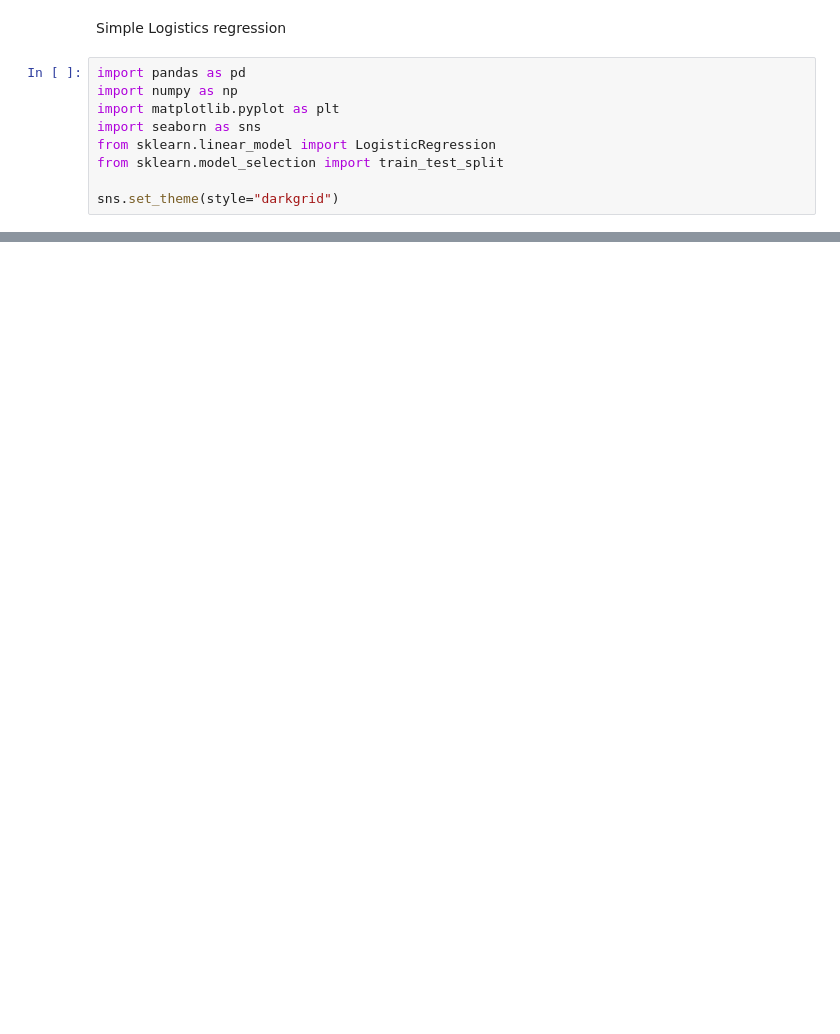
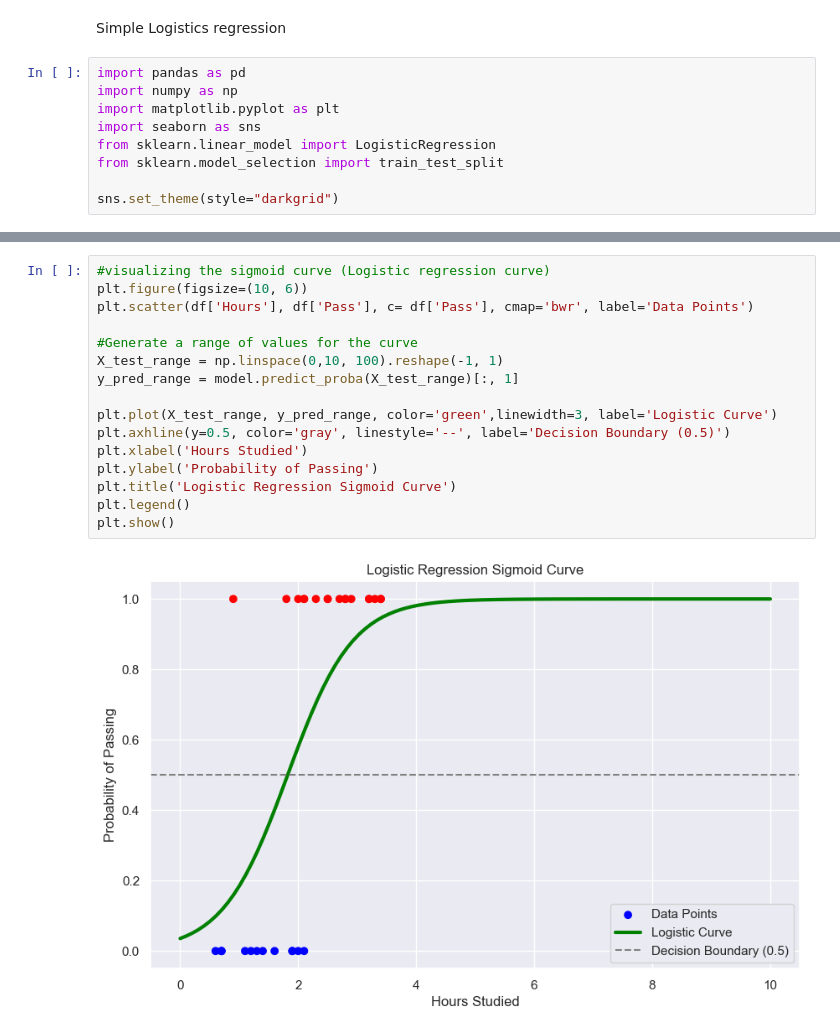
Before and after one commit to paulwincvarghese/new2, a Jupyter notebook: Day_5/test2.ipynb, the cells around one changed output, grey strips where cells are left out. Cells and saved outputs as stored; diff of their text form; blank space fills up the shorter version.

```diff
--- a/Day_5/test2.ipynb
+++ b/Day_5/test2.ipynb
@@ -39,0 +46,18 @@ y = df['Pass'] #output variable
+# %%
+#visualizing the sigmoid curve (Logistic regression curve)
+plt.figure(figsize=(10, 6))
+plt.scatter(df['Hours'], df['Pass'], c= df['Pass'], cmap='bwr', label='Data Points')
+
+#Generate a range of values for the curve
+X_test_range = np.linspace(0,10, 100).reshape(-1, 1)
+y_pred_range = model.predict_proba(X_test_range)[:, 1]
+
+plt.plot(X_test_range, y_pred_range, color='green',linewidth=3, label='Logistic Curve')
+plt.axhline(y=0.5, color='gray', linestyle='--', label='Decision Boundary (0.5)')
+plt.xlabel('Hours Studied')
+plt.ylabel('Probability of Passing')
+plt.title('Logistic Regression Sigmoid Curve')
+plt.legend()
+plt.show()
+# %% [output]
+[figure, added]
```
Also changed, not shown: parts of 3 cells of this notebook.
